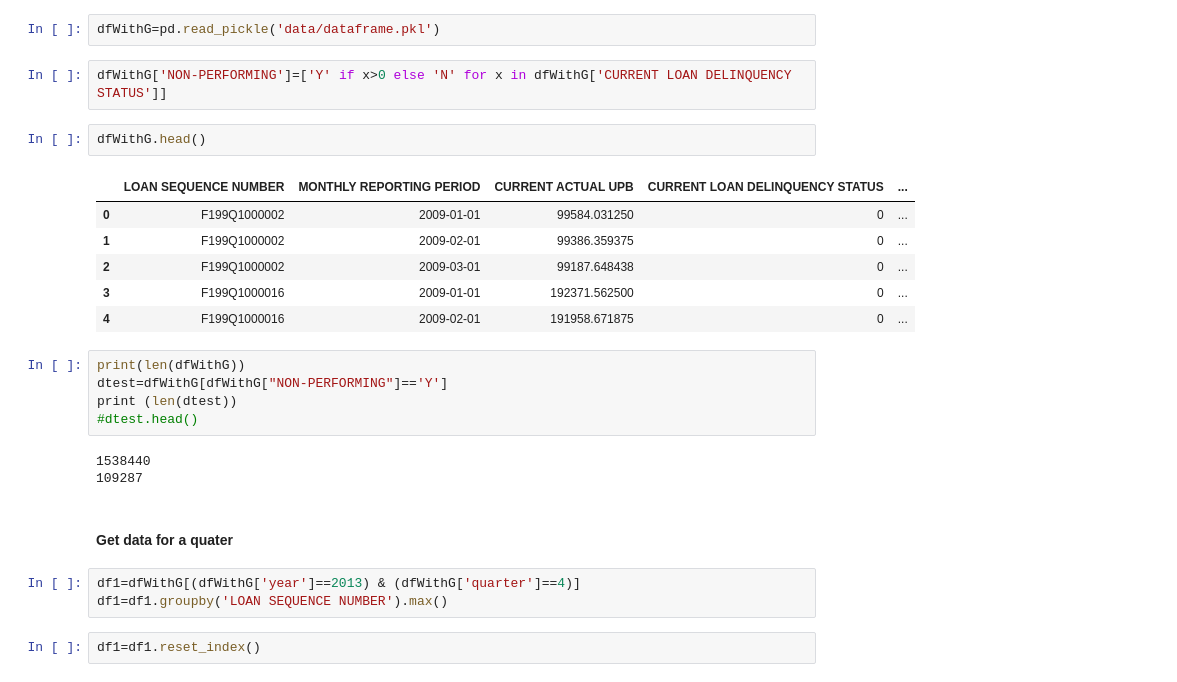
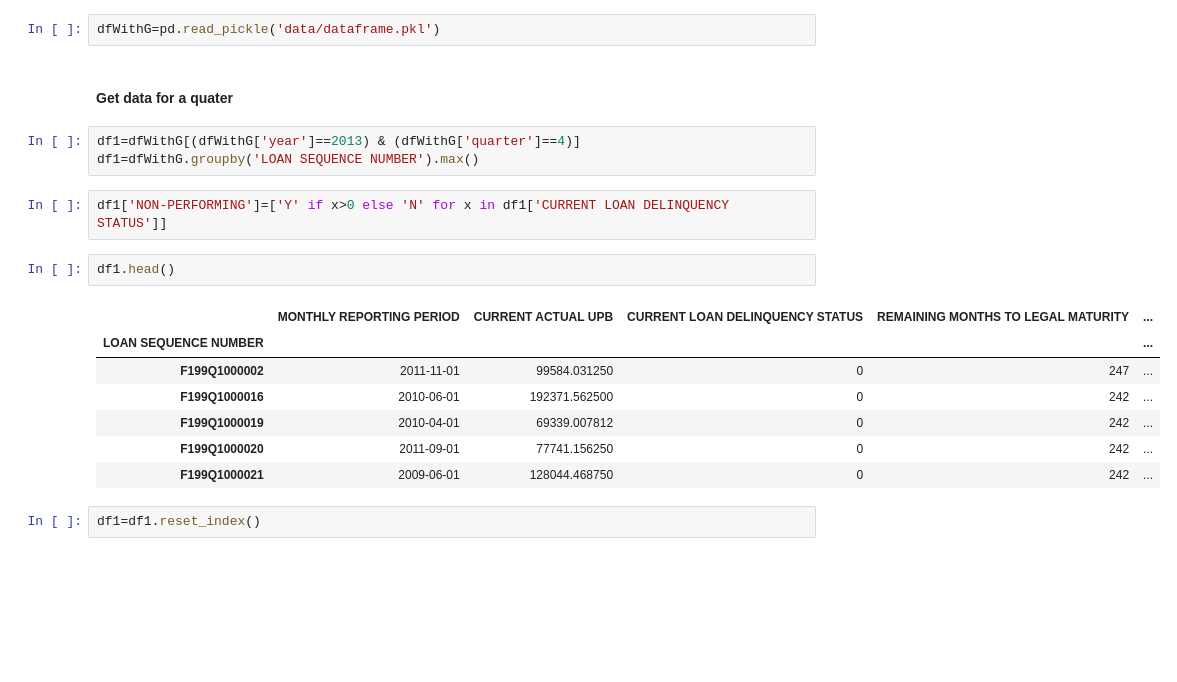
Before and after one commit to sha2403Git/Capstone, a Jupyter notebook: LogisticModel_2.ipynb, the cells around one changed output. Saved outputs shown, nothing was run; the diff lists cells and outputs as text; blank space fills up the shorter version.

```diff
--- a/LogisticModel_2.ipynb
+++ b/LogisticModel_2.ipynb
@@ -20,29 +20,22 @@ c2=sns.color_palette()[2]
 #### Get Data from pickle object
 # %%
 dfWithG=pd.read_pickle('data/dataframe.pkl')
-# %%
-dfWithG['NON-PERFORMING']=['Y' if x>0 else 'N' for x in dfWithG['CURRENT LOAN DELINQUENCY STATUS']]
-# %%
-dfWithG.head()
-# %% [output]
-|  | LOAN SEQUENCE NUMBER | MONTHLY REPORTING PERIOD | CURRENT ACTUAL UPB | CURRENT LOAN DELINQUENCY STATUS | ... |
-| 0 | F199Q1000002 | 2009-01-01 | 99584.031250 | 0 | ... |
-| 1 | F199Q1000002 | 2009-02-01 | 99386.359375 | 0 | ... |
-| 2 | F199Q1000002 | 2009-03-01 | 99187.648438 | 0 | ... |
-| 3 | F199Q1000016 | 2009-01-01 | 192371.562500 | 0 | ... |
-| 4 | F199Q1000016 | 2009-02-01 | 191958.671875 | 0 | ... |
-# %%
-print(len(dfWithG))
-dtest=dfWithG[dfWithG["NON-PERFORMING"]=='Y']
-print (len(dtest))
-#dtest.head()
-# %% [output]
-1538440
-109287
 # %% [markdown]
 #### Get data for a quater
 # %%
 df1=dfWithG[(dfWithG['year']==2013) & (dfWithG['quarter']==4)]
-df1=df1.groupby('LOAN SEQUENCE NUMBER').max()
+df1=dfWithG.groupby('LOAN SEQUENCE NUMBER').max()
+# %%
+df1['NON-PERFORMING']=['Y' if x>0 else 'N' for x in df1['CURRENT LOAN DELINQUENCY STATUS']]
+# %%
+df1.head()
+# %% [output]
+|  | MONTHLY REPORTING PERIOD | CURRENT ACTUAL UPB | CURRENT LOAN DELINQUENCY STATUS | REMAINING MONTHS TO LEGAL MATURITY | ... |
+| LOAN SEQUENCE NUMBER |  |  |  |  | ... |
+| F199Q1000002 | 2011-11-01 | 99584.031250 | 0 | 247 | ... |
+| F199Q1000016 | 2010-06-01 | 192371.562500 | 0 | 242 | ... |
+| F199Q1000019 | 2010-04-01 | 69339.007812 | 0 | 242 | ... |
+| F199Q1000020 | 2011-09-01 | 77741.156250 | 0 | 242 | ... |
+| F199Q1000021 | 2009-06-01 | 128044.468750 | 0 | 242 | ... |
 # %%
 df1=df1.reset_index()
```
Also changed, not shown: parts of 28 cells of this notebook.
